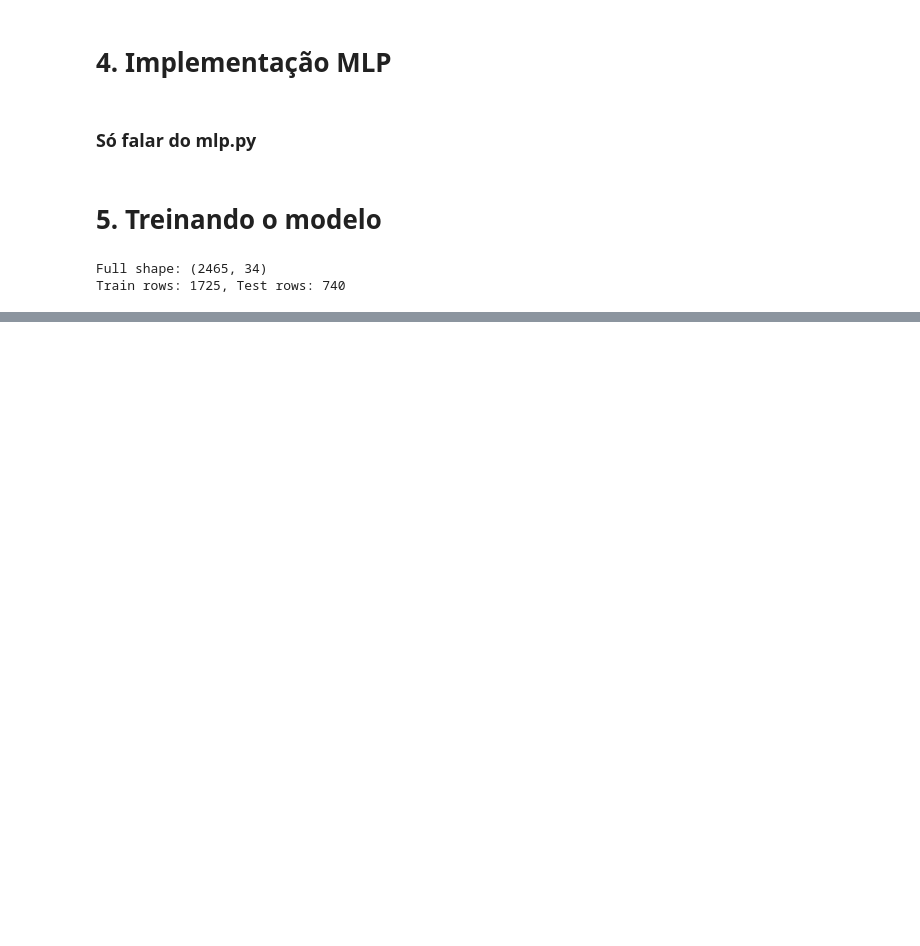
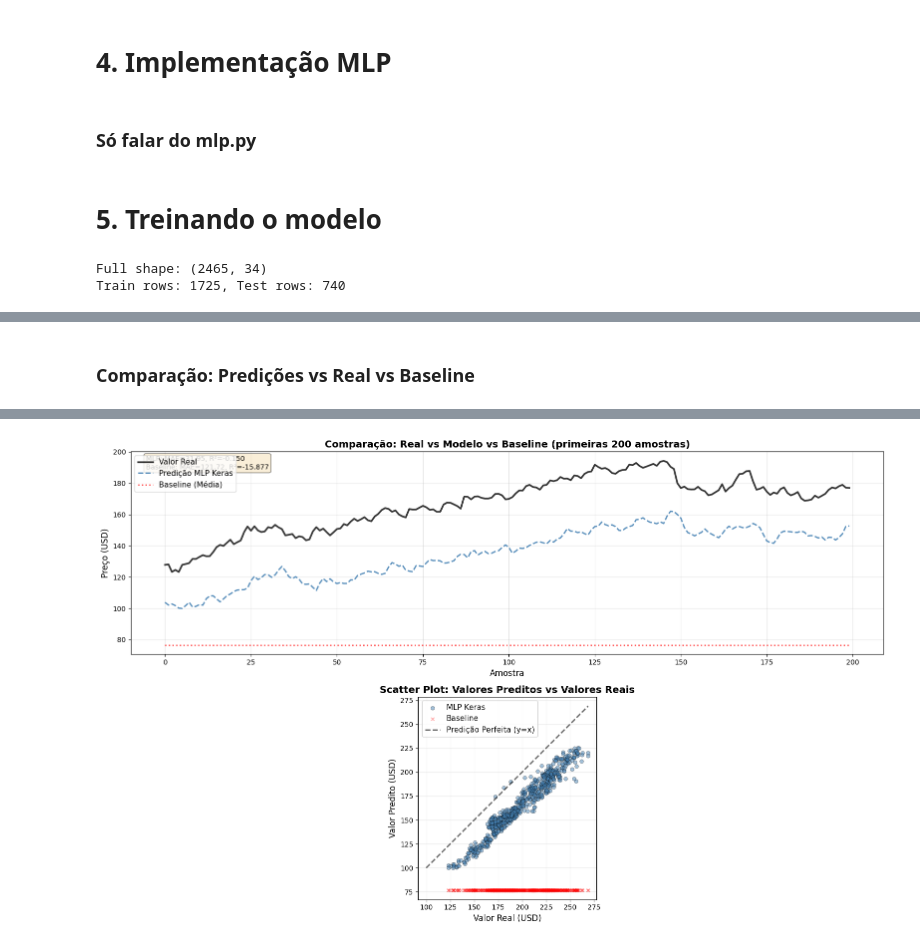
Before and after one commit to felipebns/regression_deeplearning, a Jupyter notebook: regression.ipynb, the cells around one changed output, grey strips where cells are left out. Saved outputs shown, nothing was run; the diff lists cells and outputs as text; code cells hidden in the pictures; blank space fills up the shorter version.

```diff
--- a/regression.ipynb
+++ b/regression.ipynb
@@ -471,0 +727,15 @@ Camada 1:
+# %%
+# Predições no conjunto de teste
+preds_mlp_keras = model_mlp.predict(X_test_flat).flatten()
+
+mae = mean_absolute_error(y_test, preds_mlp_keras)
+rmse = np.sqrt(mean_squared_error(y_test, preds_mlp_keras))
+r2 = r2_score(y_test, preds_mlp_keras)
+
+print("\n" + "="*60)
+print("RESULTADOS - MLP Keras (janelas achatadas)")
+print("="*60)
+print(f"MAE:  {mae:.4f}")
+print(f"RMSE: {rmse:.4f}")
+print(f"R²:   {r2:.4f}")
+print("="*60)
@@ -471,0 +809,63 @@ Camada 1:
+# %% [markdown]
+### Comparação: Predições vs Real vs Baseline
+# %%
+# Criar baseline: média dos valores de treino (baseline mais simples)
+baseline_mean = np.full_like(y_test, y_train.mean())
+
+# Calcular métricas da baseline
+mae_baseline = mean_absolute_error(y_test, baseline_mean)
+r2_baseline = r2_score(y_test, baseline_mean)
+
+print("\n" + "="*70)
+print("COMPARAÇÃO: MODELO vs BASELINE")
+print("="*70)
+print(f"Baseline (média): MAE = {mae_baseline:.4f}, R² = {r2_baseline:.4f}")
+print(f"MLP Keras:        MAE = {mae:.4f}, R² = {r2:.4f}")
+print(f"\nMelhora sobre baseline: {((mae_baseline - mae)/mae_baseline * 100):.2f}% no MAE")
+print("="*70)
+
+# Plot comparativo: Real vs Predição vs Baseline
+fig, axes = plt.subplots(2, 1, figsize=(16, 10))
+
+# Subplot 1: Primeiras 200 amostras
+n_samples = 200
+axes[0].plot(y_test[:n_samples], label='Valor Real', color='black', linewidth=2.5, alpha=0.8)
+axes[0].plot(preds_mlp_keras[:n_samples], label='Predição MLP Keras',
+            color='steelblue', linestyle='--', linewidth=2, alpha=0.9)
+axes[0].plot(baseline_mean[:n_samples], label='Baseline (Média)',
+            color='red', linestyle=':', linewidth=2, alpha=0.7)
+axes[0].set_title(f'Comparação: Real vs Modelo vs Baseline (primeiras {n_samples} amostras)',
+                fontsize=14, fontweight='bold')
+axes[0].set_ylabel('Preço (USD)', fontsize=12)
+axes[0].set_xlabel('Amostra', fontsize=12)
+axes[0].legend(fontsize=11, loc='best')
+axes[0].grid(True, alpha=0.3)
+
+# Adicionar texto com métricas
+textstr = f'MLP: MAE={mae:.2f}, R²={r2:.3f}\nBaseline: MAE={mae_baseline:.2f}, R²={r2_baseline:.3f}'
+axes[0].text(0.02, 0.98, textstr, transform=axes[0].transAxes,
+             fontsize=10, verticalalignment='top',
+             bbox=dict(boxstyle='round', facecolor='wheat', alpha=0.5))
+
+# Subplot 2: Scatter plot - Predito vs Real
+axes[1].scatter(y_test, preds_mlp_keras, alpha=0.5, s=30,
+                color='steelblue', label='MLP Keras', edgecolors='black', linewidth=0.5)
+axes[1].scatter(y_test, baseline_mean, alpha=0.3, s=20,
+                color='red', label='Baseline', marker='x')
+
+# Linha diagonal perfeita (y=x)
+min_val = min(y_test.min(), preds_mlp_keras.min())
+max_val = max(y_test.max(), preds_mlp_keras.max())
+axes[1].plot([min_val, max_val], [min_val, max_val],
+             'k--', linewidth=2, label='Predição Perfeita (y=x)', alpha=0.6)
+
+axes[1].set_xlabel('Valor Real (USD)', fontsize=12)
+axes[1].set_ylabel('Valor Predito (USD)', fontsize=12)
+axes[1].set_title('Scatter Plot: Valores Preditos vs Valores Reais', fontsize=14, fontweight='bold')
+axes[1].legend(fontsize=11, loc='best')
+axes[1].grid(True, alpha=0.3)
+axes[1].set_aspect('equal', adjustable='box')
+
+plt.tight_layout()
+plt.show()
+# %% [output]
@@ -471,0 +880 @@ Camada 1:
+[figure, added]
```
Also changed, not shown: parts of 27 cells of this notebook, 3 other files.
